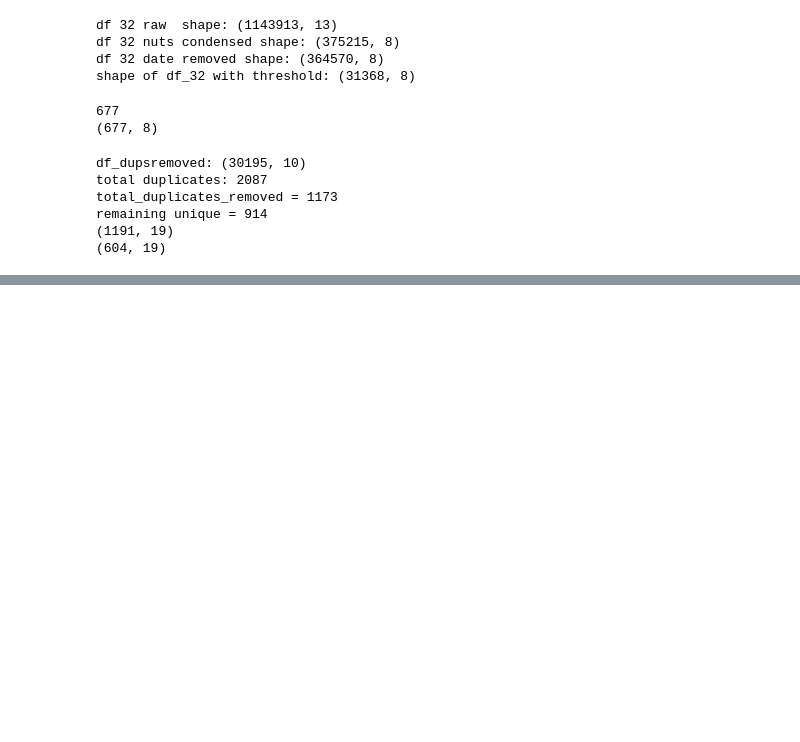
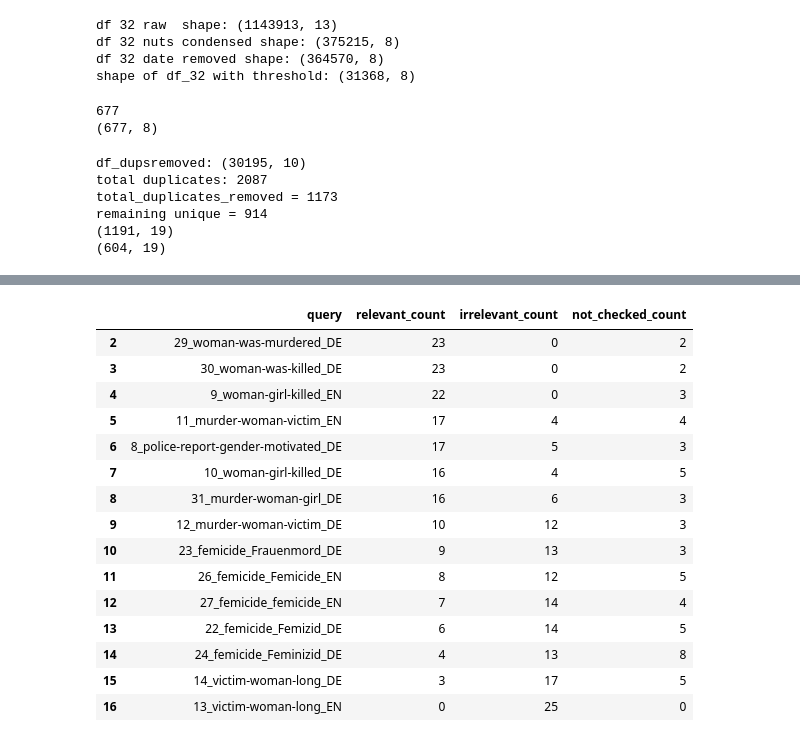
Before and after one commit to madelinemmiller18/geonews_femicide, a Jupyter notebook: experiments/reports/topK_evaluation.ipynb, the cells around one changed output, grey strips where cells are left out. Drawn from its saved outputs; the diff is of its cells as text; code cells hidden in the pictures; blank space fills up the shorter version.

```diff
--- a/experiments/reports/topK_evaluation.ipynb
+++ b/experiments/reports/topK_evaluation.ipynb
@@ -378,0 +301,39 @@ shape df_summary_k w prec: (9, 9)
+# %%
+df_50_summary_table = (
+    df_50_summary
+    .sort_values(by='relevant_count', ascending=False)
+    [['query', 'relevant_count', 'irrelevant_count', 'not_checked_count']]  # <- double brackets
+    .reset_index(drop=True)
+    .iloc[:2]   # remove after first two rows
+)
+
+df_25_summary_table = (
+    df_25_summary
+    .sort_values(by='relevant_count', ascending=False)
+    [['query', 'relevant_count', 'irrelevant_count', 'not_checked_count']]  # <- double brackets
+    .reset_index(drop=True)
+    .iloc[2:]   # remove first two rows
+)
+
+
+df_25_summary_table
+
+#latex_table = df_50_summary_table.to_latex(index=False, longtable=False)
+#print(latex_table)
+# %% [output]
+|  | query | relevant_count | irrelevant_count | not_checked_count |
+| 2 | 29_woman-was-murdered_DE | 23 | 0 | 2 |
+| 3 | 30_woman-was-killed_DE | 23 | 0 | 2 |
+| 4 | 9_woman-girl-killed_EN | 22 | 0 | 3 |
+| 5 | 11_murder-woman-victim_EN | 17 | 4 | 4 |
+| 6 | 8_police-report-gender-motivated_DE | 17 | 5 | 3 |
+| 7 | 10_woman-girl-killed_DE | 16 | 4 | 5 |
+| 8 | 31_murder-woman-girl_DE | 16 | 6 | 3 |
+| 9 | 12_murder-woman-victim_DE | 10 | 12 | 3 |
+| 10 | 23_femicide_Frauenmord_DE | 9 | 13 | 3 |
+| 11 | 26_femicide_Femicide_EN | 8 | 12 | 5 |
+| 12 | 27_femicide_femicide_EN | 7 | 14 | 4 |
+| 13 | 22_femicide_Femizid_DE | 6 | 14 | 5 |
+| 14 | 24_femicide_Feminizid_DE | 4 | 13 | 8 |
+| 15 | 14_victim-woman-long_DE | 3 | 17 | 5 |
+| 16 | 13_victim-woman-long_EN | 0 | 25 | 0 |
```
Also changed, not shown: parts of 19 cells of this notebook, 6 other files.
